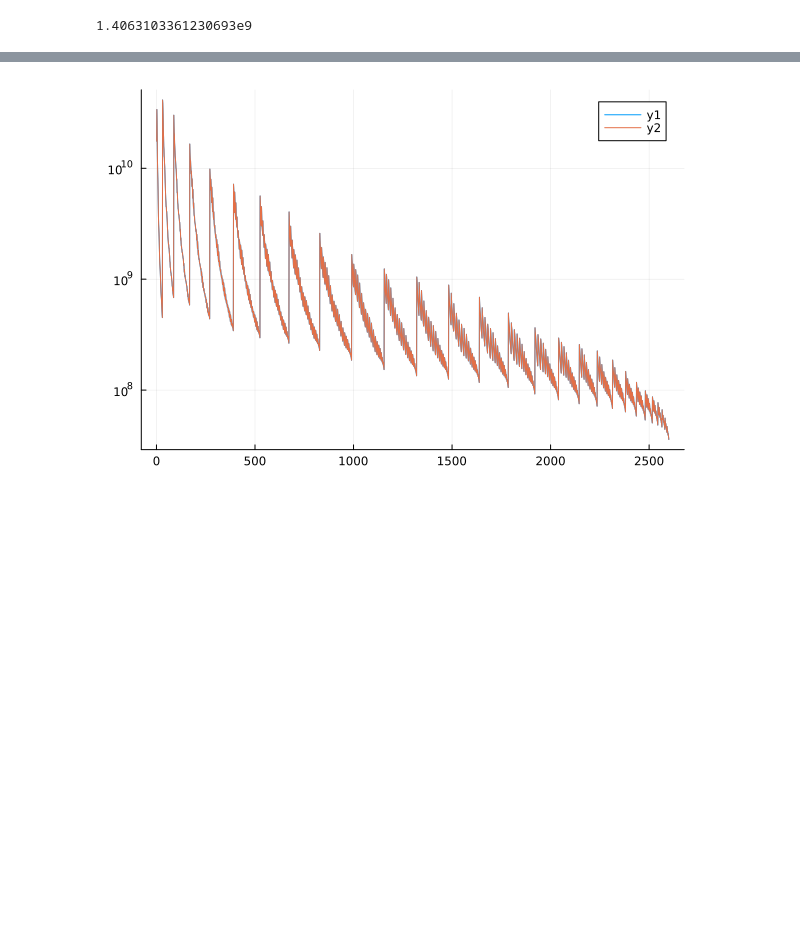
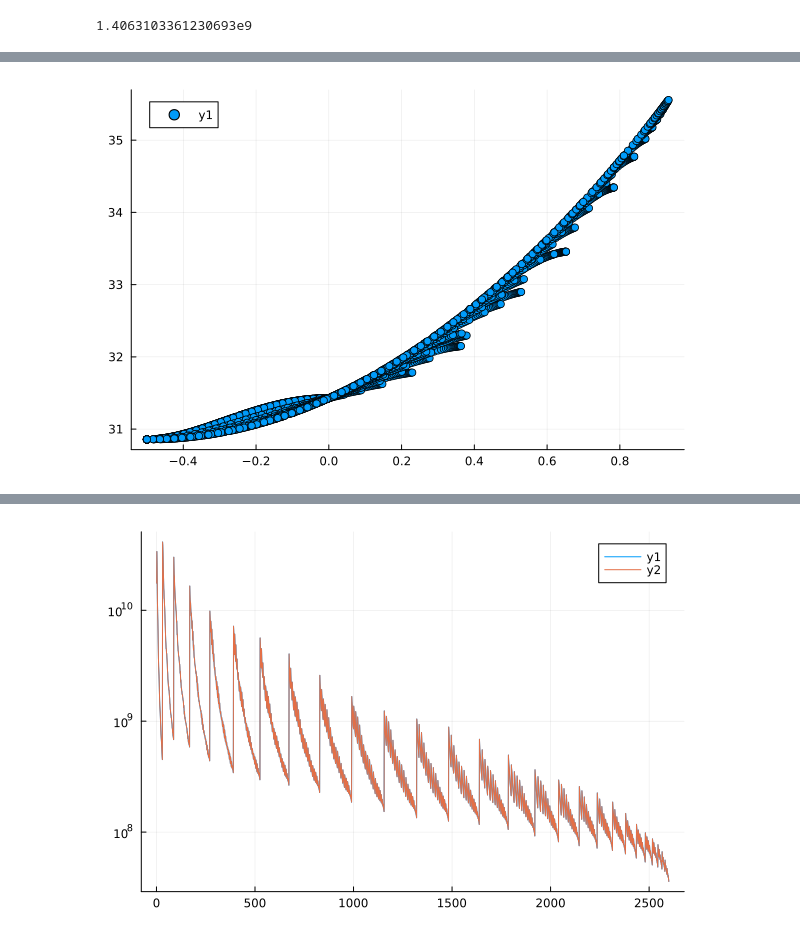
Before and after one commit to ladosamushia/BispectrumTheory, a Jupyter notebook: notebooks/Bispectrum_monopole.ipynb, the cells around one changed output, grey strips where cells are left out. Saved outputs shown, nothing was run; the diff lists cells and outputs as text; code cells hidden in the pictures; blank space fills up the shorter version.

```diff
--- a/notebooks/Bispectrum_monopole.ipynb
+++ b/notebooks/Bispectrum_monopole.ipynb
@@ -25,0 +52,11 @@ end
+# %%
+k1 = kkk[:,1];
+k2 = kkk[:,2];
+k3 = kkk[:,3];
+μ12 = (k3.^2 .- k1.^2 .- k2.^2)./2 ./k1./k2;
+μ23 = (k1.^2 .- k3.^2 .- k2.^2)./2 ./k3./k2;
+μ31 = (k2.^2 .- k3.^2 .- k1.^2)./2 ./k3./k1;
+# %%
+scatter((μ12), allB00(2, 0, 0, pkconst))
+# %% [output]
+[figure, added]
```
Also changed, not shown: parts of 19 cells of this notebook, 1 other file.
